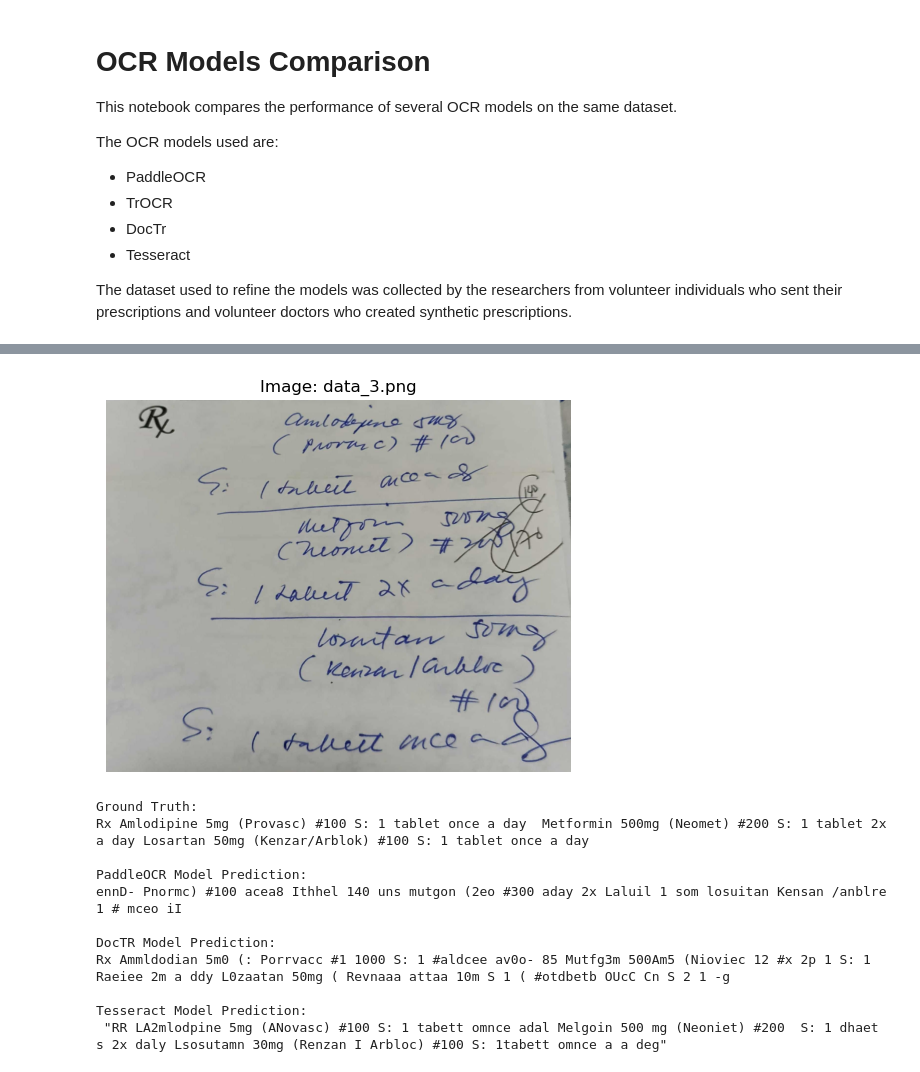
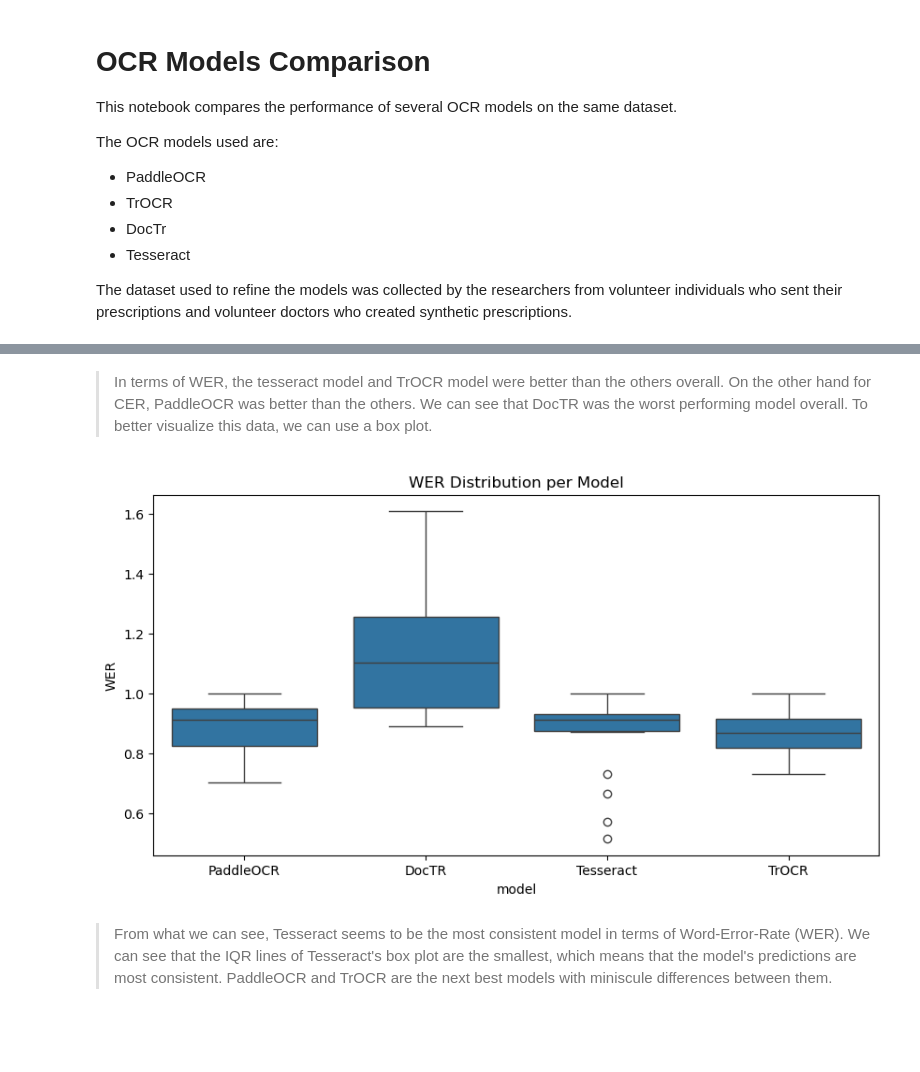
Before and after one commit to THS-ST/ocr-models, a Jupyter notebook: OCR_Models_Comparison.ipynb, the cells around one changed output, grey strips where cells are left out. Drawn from its saved outputs; the diff is of its cells as text; code cells hidden in the pictures; blank space fills up the shorter version.

```diff
--- a/OCR_Models_Comparison.ipynb
+++ b/OCR_Models_Comparison.ipynb
@@ -106,43 +150,25 @@ summary_df
-# %%
-# --- Pick a sample (change index to view another row) ---
-index = 0
-row = df_merged.iloc[index]
-
-image_path = Path(TEST_IMAGES_DIR) / row["image"]
-gt_text = row["gt_doc"]
-pred_text_paddle = row["pred_paddle"]
-pred_text_doc = row["pred_doc"]
-pred_text_tesseract = row["pred_tess"]
-
-# --- Show Image ---
-plt.figure(figsize=(6, 6))
-plt.imshow(Image.open(image_path))
-plt.axis("off")
-plt.title(f"Image: {row['image']}")
-plt.show()
-
-# --- Print Text ---
-print("Ground Truth:")
-print(gt_text)
-
-print("\nPaddleOCR Model Prediction:")
-print(pred_text_paddle)
-
-print("\nDocTR Model Prediction:")
-print(pred_text_doc)
-
-print("\nTesseract Model Prediction:")
-print(pred_text_tesseract)
-# %% [output]
-[figure, removed]
-Ground Truth:
-Rx Amlodipine 5mg (Provasc) #100 S: 1 tablet once a day  Metformin 500mg (Neomet) #200 S: 1 tablet 2x a day Losartan 50mg (Kenzar/Arblok) #100 S: 1 tablet once a day
-
-PaddleOCR Model Prediction:
-ennD- Pnormc) #100 acea8 Ithhel 140 uns mutgon (2eo #300 aday 2x Laluil 1 som losuitan Kensan /anblre 1 # mceo iI
-
-DocTR Model Prediction:
-Rx Ammldodian 5m0 (: Porrvacc #1 1000 S: 1 #aldcee av0o- 85 Mutfg3m 500Am5 (Nioviec 12 #x 2p 1 S: 1 Raeiee 2m a ddy L0zaatan 50mg ( Revnaaa attaa 10m S 1 ( #otdbetb OUcC Cn S 2 1 -g
-
-Tesseract Model Prediction:
- "RR LA2mlodpine 5mg (ANovasc) #100 S: 1 tabett omnce adal Melgoin 500 mg (Neoniet) #200  S: 1 dhaet s 2x daly Lsosutamn 30mg (Renzan I Arbloc) #100 S: 1tabett omnce a a deg"
+# %% [markdown]
+> In terms of WER, the tesseract model and TrOCR model were better than the others overall. On the other hand for CER, PaddleOCR was better than the others. We can see that DocTR was the worst performing model overall. To better visualize this data, we can use a box plot.
+# %%
+df_wer = df_merged.melt(
+    id_vars=['image'],
+    value_vars=['wer_paddle','wer_doc','wer_tess','wer_trocr'],
+    var_name='model',
+    value_name='WER'
+)
+
+df_wer['model'] = df_wer['model'].replace({
+    'wer_paddle': 'PaddleOCR',
+    'wer_doc': 'DocTR',
+    'wer_tess': 'Tesseract',
+    'wer_trocr': 'TrOCR'
+})
+# %%
+plt.figure(figsize=(10,5))
+sns.boxplot(data=df_wer, x='model', y='WER')
+plt.title("WER Distribution per Model")
+plt.show()
+# %% [output]
+[figure, added]
+# %% [markdown]
+> From what we can see, Tesseract seems to be the most consistent model in terms of Word-Error-Rate (WER). We can see that the IQR lines of Tesseract's box plot are the smallest, which means that the model's predictions are most consistent. PaddleOCR and TrOCR are the next best models with miniscule differences between them.
```
Also changed, not shown: parts of 25 cells of this notebook, 1 other file.
